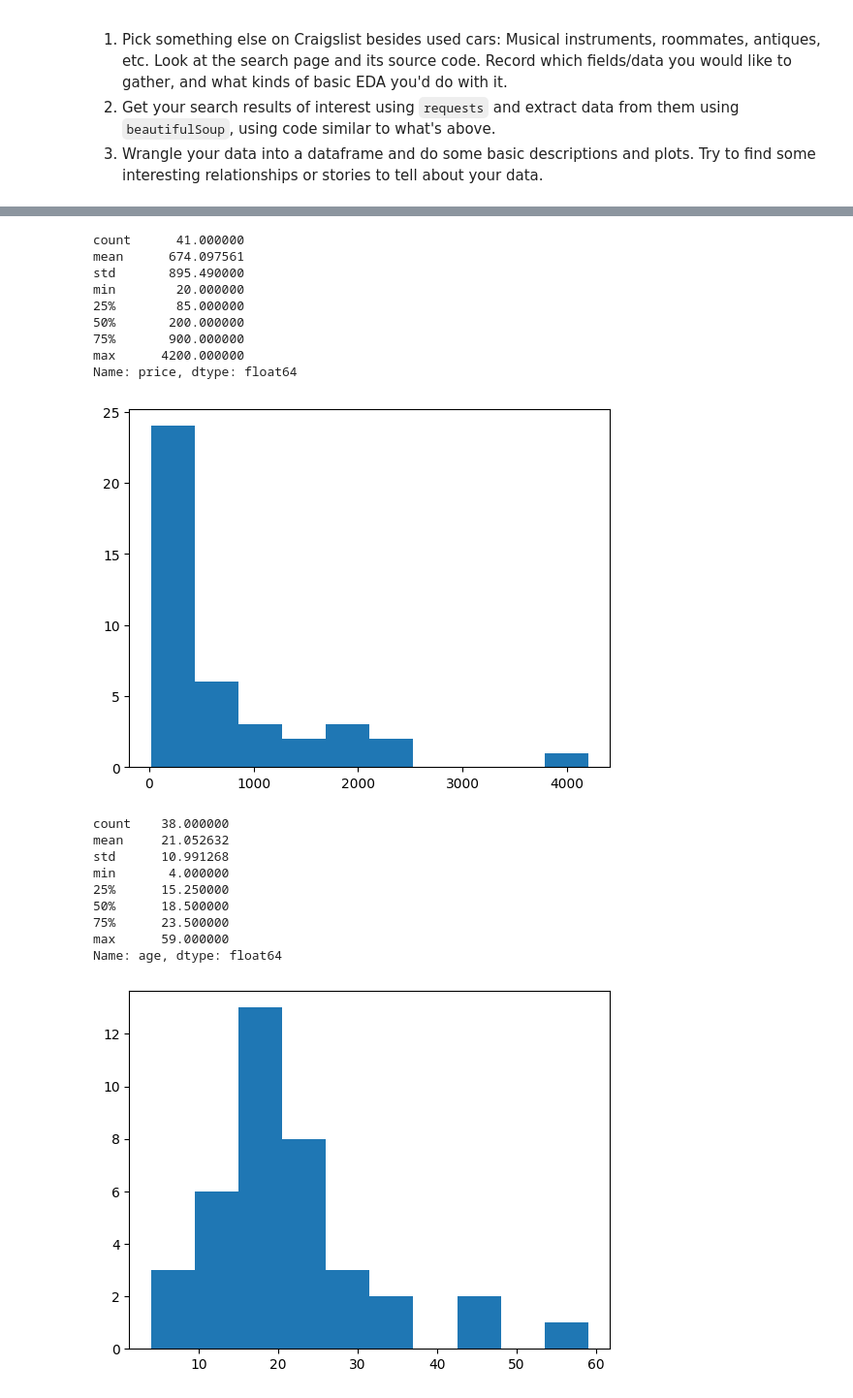
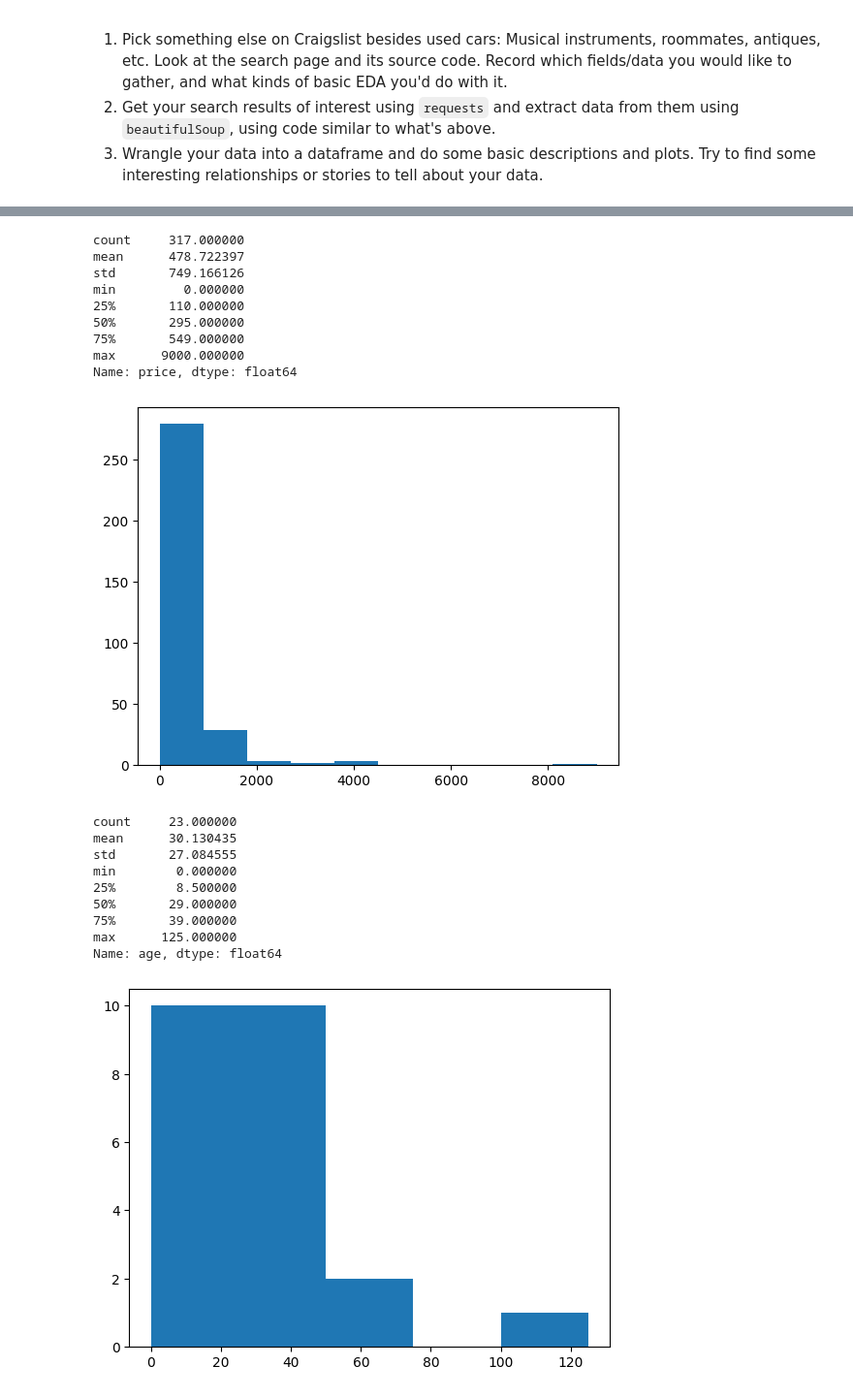
Before and after one commit to teaganabritten/wranglingfork, a Jupyter notebook: lab/lab_notebook.ipynb, the cells around one changed output, grey strips where cells are left out. Shown: that part at 97% size. Drawn from its saved outputs; the diff is of its cells as text; code cells hidden in the pictures.

```diff
--- a/lab/lab_notebook.ipynb
+++ b/lab/lab_notebook.ipynb
@@ -218,16 +218,17 @@ import pandas as pd
 import seaborn as sns
 import requests
 from bs4 import BeautifulSoup as soup
+import re
 
 header2= {'User-Agent': 'Mozilla/5.0 (Windows NT 10.0; Win64; x64; rv:124.0) Gecko/20100101 Firefox/124.0'}
-url2= 'https://charlottesville.craigslist.org/search/bia#search=1~gallery~0~42'
+url2= 'https://washingtondc.craigslist.org/search/bia#search=1~gallery~0~0'
 raw2= requests.get(url2,headers=header2)
 
 bsObj2 = soup(raw2.content, 'html.parser')
 listings2 = bsObj2.find_all(class_="cl-static-search-result") # Find all listings of the kind we want
 # %%
 
-cyclebrands = ['giant','trek','panasonic','gotrax','raleigh','schwinn','pivot','specialized','fuji','mongoose','cannondale']
+cyclebrands = ['giant','trek','panasonic','gotrax','raleigh','schwinn','pivot','specialized','fuji','mongoose','cannondale','gt']
 
 data2 = [] # We'll save our listings in this object
 for k in range( len(listings2) ):
@@ -236,7 +237,7 @@ for k in range( len(listings2) ):
     link = listings2[k].find(href=True)['href']
     # Get brand from the title string:
     words = title.split()
-    hits = [word for word in words if word in brands] # Find brands in the title
+    hits = [word for word in words if word in cyclebrands] # Find brands in the title
     if len(hits) == 0:
         brand = 'missing'
     else:
@@ -255,7 +256,7 @@ df2['price'] = df2['price'].str.replace('$','')
 df2['price'] = df2['price'].str.replace(',','')
 df2['price'] = pd.to_numeric(df2['price'],errors='coerce')
 df2['year'] = pd.to_numeric(df2['year'],errors='coerce')
-df2['age'] = 2025-df['year']
+df2['age'] = 2025-df2['year']
 print(df2.shape)
 #df.to_csv('./src/craigslist_cville_cars.csv') # Save data in case of a disaster
 df2.head()
@@ -270,28 +271,28 @@ df2.head()
 # %%
 print(df2['price'].describe())
 df2['price'].hist(grid=False)
 plt.show()
 print(df2['age'].describe())
-df2['age'].hist(grid=False)
+df2['age'].hist(grid=False, bins=5)
 plt.show()
 # %% [output]
-count      41.000000
-mean      674.097561
-std       895.490000
-min        20.000000
-25%        85.000000
-50%       200.000000
-75%       900.000000
-max      4200.000000
+count     317.000000
+mean      478.722397
+std       749.166126
+min         0.000000
+25%       110.000000
+50%       295.000000
+75%       549.000000
+max      9000.000000
 Name: price, dtype: float64
-[figure, old version]
+[figure, new version]
-count    38.000000
-mean     21.052632
-std      10.991268
-min       4.000000
-25%      15.250000
-50%      18.500000
-75%      23.500000
-max      59.000000
+count     23.000000
+mean      30.130435
+std       27.084555
+min        0.000000
+25%        8.500000
+50%       29.000000
+75%       39.000000
+max      125.000000
 Name: age, dtype: float64
-[figure, old version]
+[figure, new version]
```
Also changed, not shown: parts of 1 cell of this notebook.
